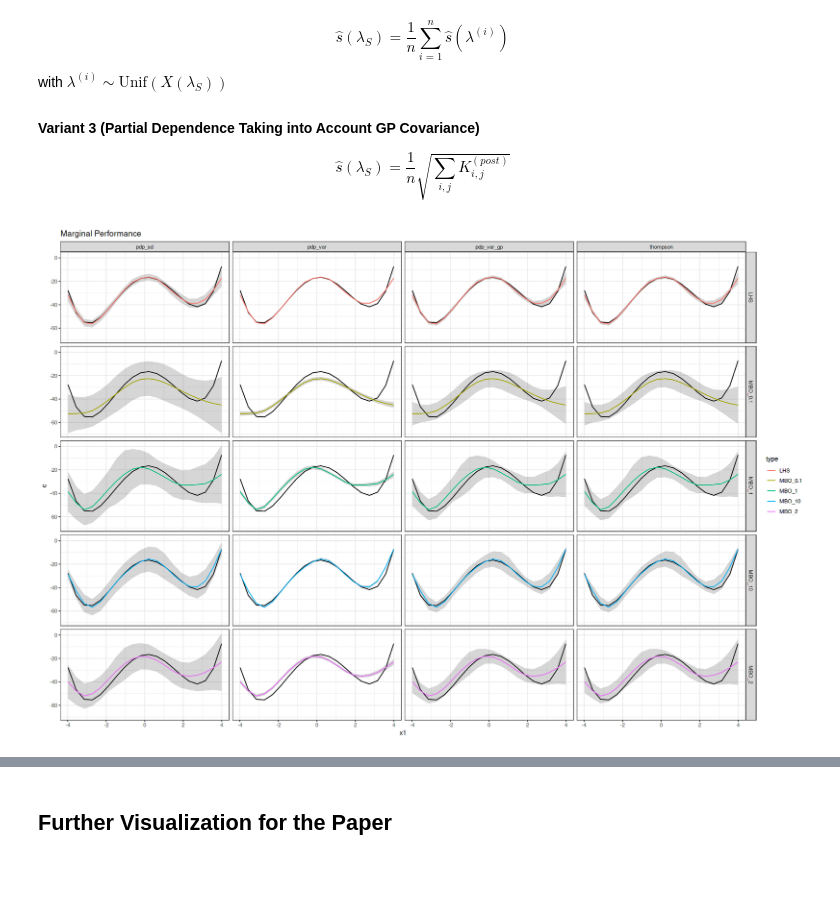
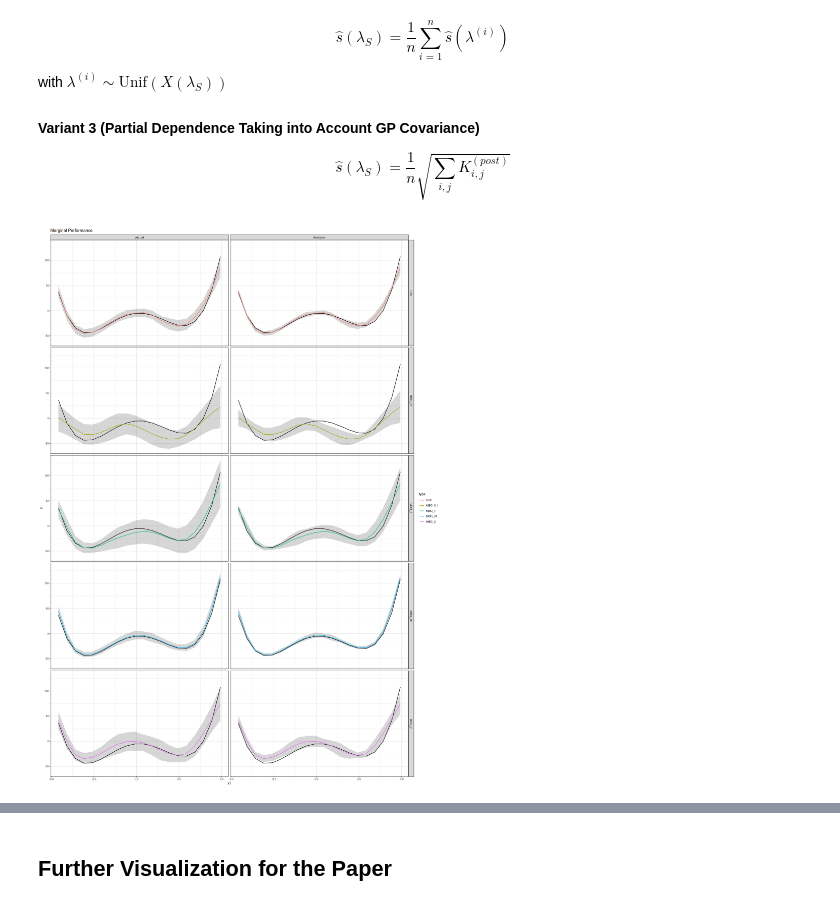
Before and after one commit to slds-lmu/paper_2021_xautoml, a Jupyter notebook: notebooks/synthetic_functions_hypotheses.ipynb, the cells around one changed output, grey strips where cells are left out. Drawn from its saved outputs; the diff is of its cells as text; code cells hidden in the pictures; blank space fills up the shorter version.

```diff
--- a/notebooks/synthetic_functions_hypotheses.ipynb
+++ b/notebooks/synthetic_functions_hypotheses.ipynb
@@ -51,7 +55,7 @@ We optimize the 3D StyblinkskiTang function.
 obj1 = makeSingleObjectiveFunction(name = "StyblinkskiTang3D", fn = function(x) {
         1 / 2 * sum(x^4 - 16 * x^2 + 5 * x)
     },
-    par.set = makeParamSet(makeNumericVectorParam(id = "x", len = 2, lower = - 4, upper = 4))
+    par.set = makeParamSet(makeNumericVectorParam(id = "x", len = 2, lower = - 5, upper = 5))
 )
 
 obj = obj1
@@ -333,13 +395,13 @@ for (method in c("pdp_sd", "pdp_var", "pdp_var_gp", "thompson")) {
 # %%
 results = do.call(rbind, results)
 # %%
-options(repr.plot.width=18, repr.plot.height=12)
+options(repr.plot.width=18, repr.plot.height=25)
 
-pl = p + geom_ribbon(data = results, aes(x = x1, ymin = mean - 2 * sd, ymax = mean + 2 * sd), alpha = 0.2)
-pl = pl + geom_line(data = results, aes(x = x1, y = mean, colour = type)) + facet_grid(type ~ method)
+pl = p + geom_ribbon(data = results[method %in% c("pdp_sd", "thompson"), ], aes(x = x1, ymin = mean - 2 * sd, ymax = mean + 2 * sd), alpha = 0.2)
+pl = pl + geom_line(data = results[method %in% c("pdp_sd", "thompson"), ], aes(x = x1, y = mean, colour = type)) + facet_grid(type ~ method)
 pl
 # %% [output]
-[figure, old version]
+[figure, new version]
 # %%
 # Alternative Approach
 results2 = list()
```
Also changed, not shown: parts of 25 cells of this notebook.
